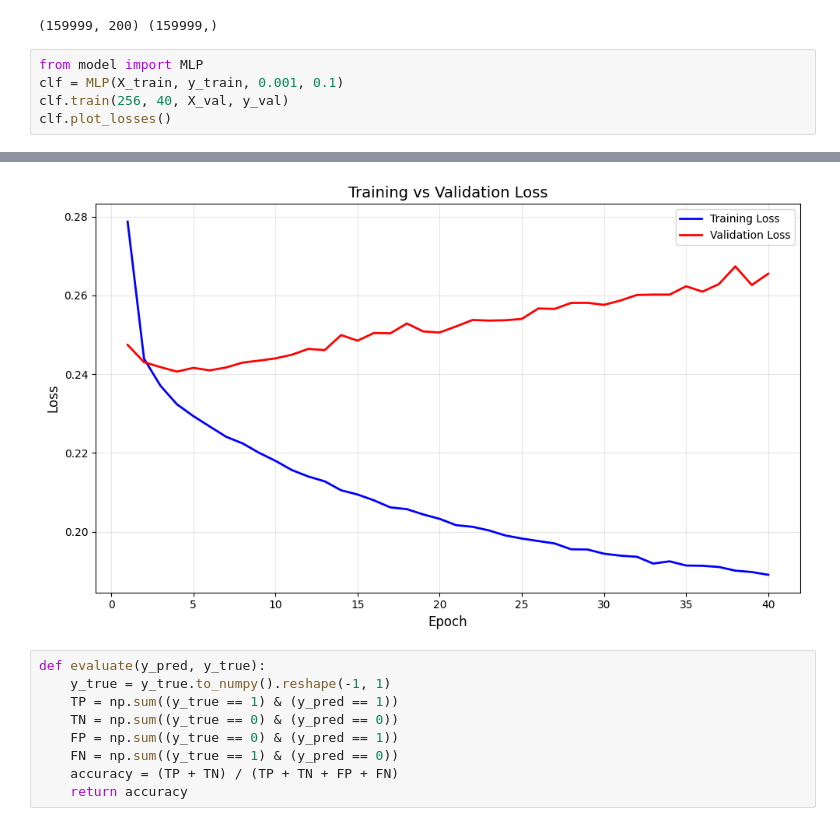
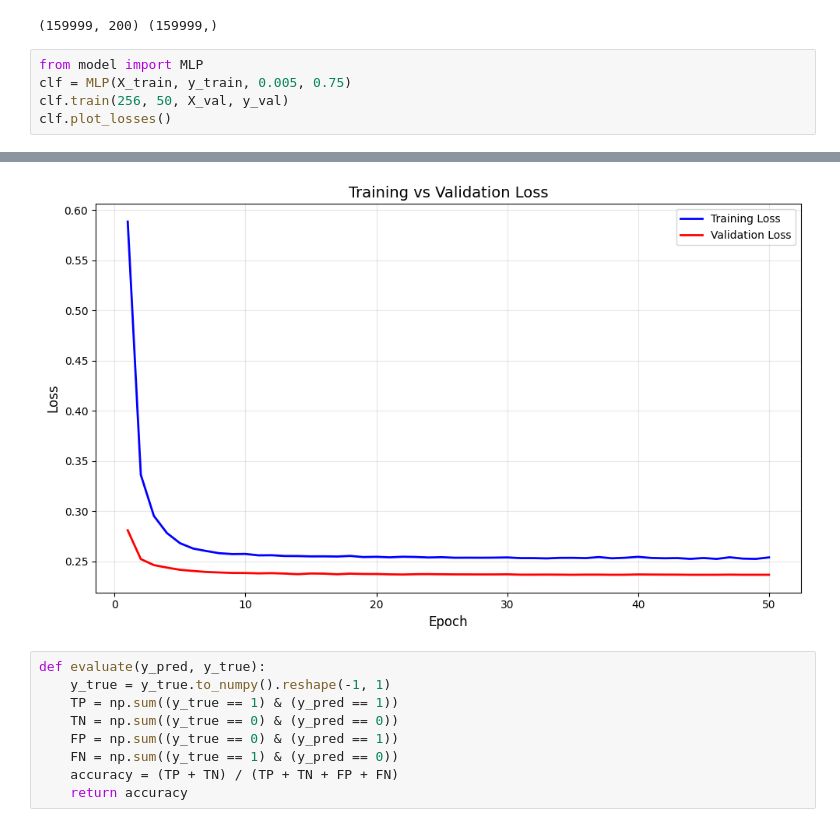
Before and after one commit to doan2506/MLP_From_Scratch, a Jupyter notebook: src/main.ipynb, the cells around one changed output, grey strips where cells are left out. Cells and saved outputs as stored; diff of their text form.

```diff
--- a/src/main.ipynb
+++ b/src/main.ipynb
@@ -30,7 +30,7 @@ print(X_train.shape, y_train.shape)
 (159999, 200) (159999,)
 # %%
 from model import MLP
-clf = MLP(X_train, y_train, 0.001, 0.1)
-clf.train(256, 40, X_val, y_val)
+clf = MLP(X_train, y_train, 0.005, 0.75)
+clf.train(256, 50, X_val, y_val)
 clf.plot_losses()
 # %% [output]
@@ -42,4 +43,4 @@ Epoch 40/40, Train Loss: 0.1890, Val Loss: 0.2655
-[figure, old version]
+[figure, new version]
 # %%
 def evaluate(y_pred, y_true):
     y_true = y_true.to_numpy().reshape(-1, 1)
```
Also changed, not shown: parts of 2 cells of this notebook, 2 other files.
